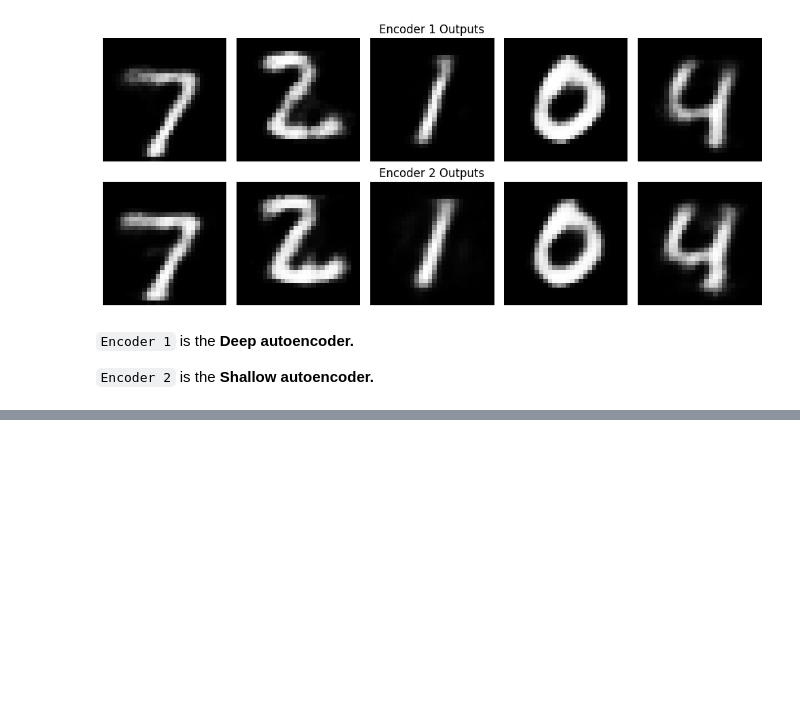
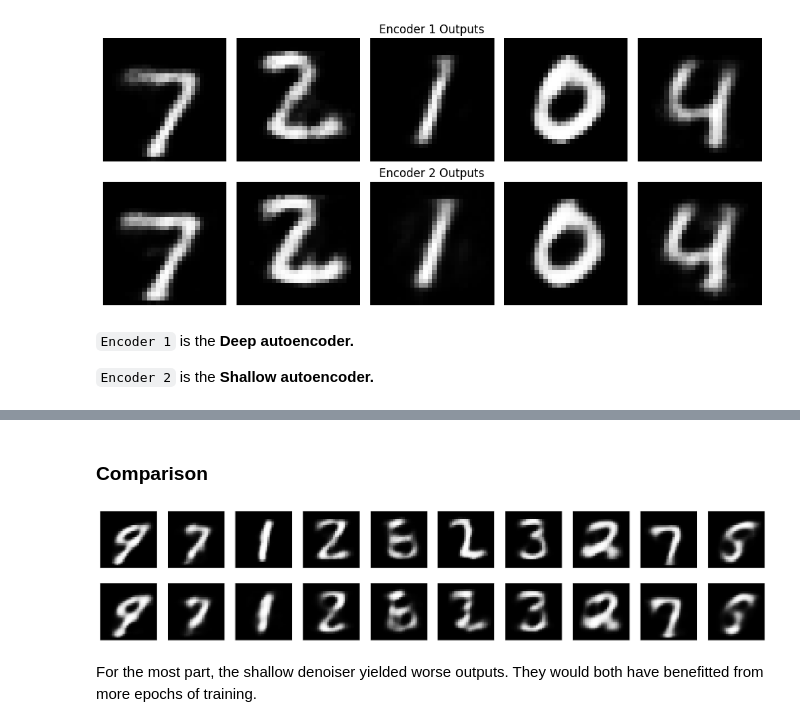
Before and after one commit to LewGoesB00M/CMP6228, a Jupyter notebook: Labs/Local/Lab 9/Autoencoders.ipynb, the cells around one changed output, grey strips where cells are left out. Cells and saved outputs as stored; diff of their text form; code cells hidden in the pictures; blank space fills up the shorter version.

```diff
--- a/Labs/Local/Lab 9/Autoencoders.ipynb
+++ b/Labs/Local/Lab 9/Autoencoders.ipynb
@@ -241,0 +364,8 @@ compare_autoencoder_outputs(deep_autoencoder, shallow_autoencoder)
+# %% [markdown]
+### Comparison
+# %%
+display(deepDenoisePredictions, shallowDenoisePredictions)
+# %% [output]
+[figure, added]
+# %% [markdown]
+For the most part, the shallow denoiser yielded worse outputs. They would both have benefitted from more epochs of training.
```
Also changed, not shown: parts of 13 cells of this notebook.
